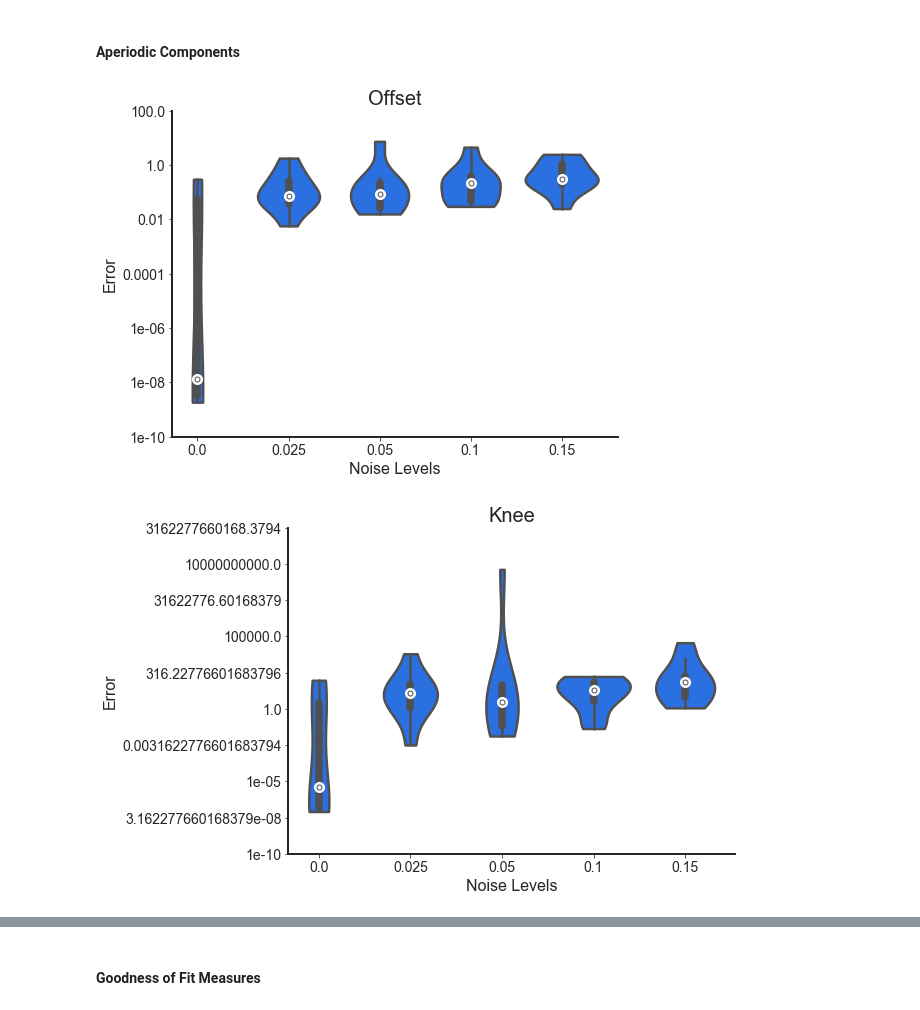
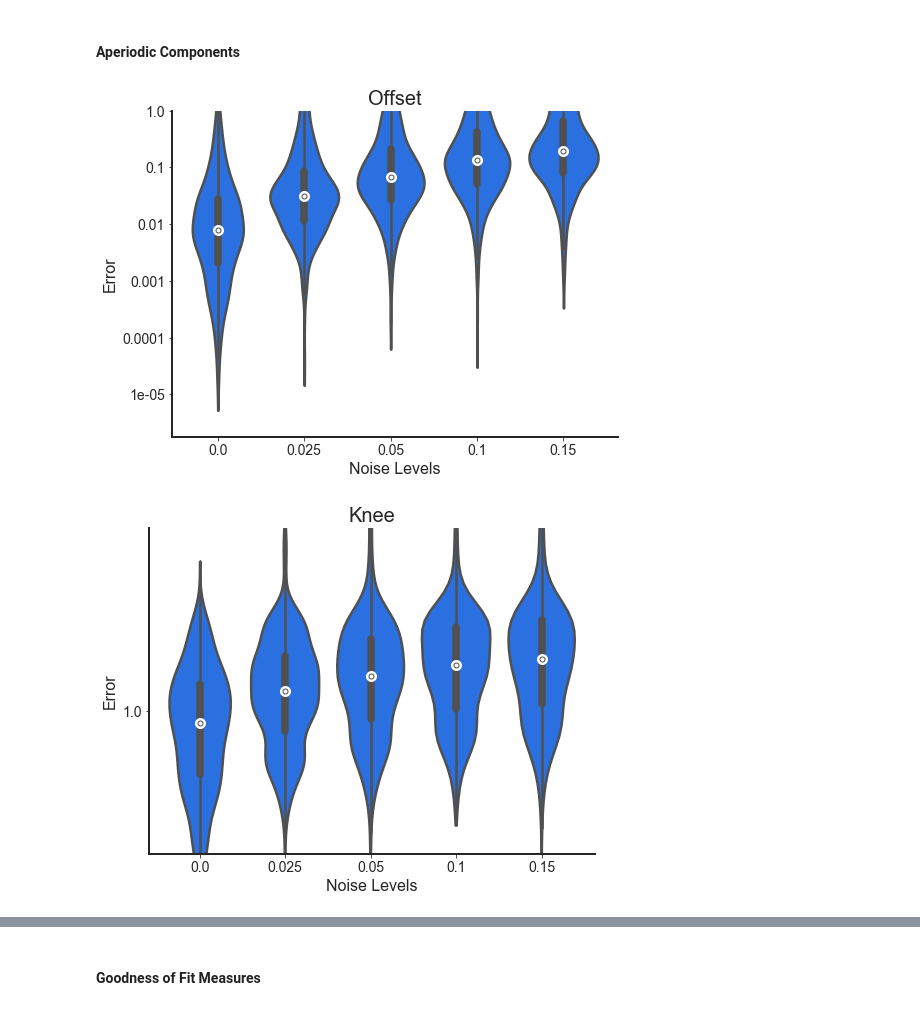
Before and after one commit to TomDonoghue/SIMparam, a Jupyter notebook: notebooks/03-KneeSims.ipynb, the cells around one changed output, grey strips where cells are left out. Drawn from its saved outputs; the diff is of its cells as text; code cells hidden in the pictures.

```diff
--- a/notebooks/03-KneeSims.ipynb
+++ b/notebooks/03-KneeSims.ipynb
@@ -62,23 +73,23 @@ data_name = 'knee_sims'
 if GEN_SIMS:
 
     # Initialize data stores
-    psds = np.empty(shape=[n_nlvs, n_psds, n_freqs])
-    sim_params = [None] * n_nlvs
+    psds = np.empty(shape=[n_conds, n_psds, n_freqs])
+    sim_params = [None] * n_conds
 
     # Generate simulated power spectra
-    for n_ind, nlv in enumerate(nlvs):
+    for n_ind, nlv in enumerate(NLVS):
         freqs, psds[n_ind, :, :], sim_params[n_ind] = \
             gen_group_power_spectra(n_psds, F_RANGE_LONG, aps, peaks, nlv,
                                     F_RES_LONG, return_params=True)
 
     # Save out generated simulated data & parameter definitions
     if SAVE_SIMS:
-        save_sim_data(pjoin(FOLDER, data_name), freqs, psds, sim_params)
+        save_sim_data(data_name, FOLDER, freqs, psds, sim_params)
 
 else:
     # Reload simulated data and parameter definitions
-    freqs, psds, sim_params = load_sim_data(data_name)
+    freqs, psds, sim_params = load_sim_data(data_name, FOLDER)
 
 # Check shape
-print('n_nlvs, n_spectra, n_freqs : ', psds.shape)
+print('n_conds, n_spectra, n_freqs : ', psds.shape)
 # %% [output]
@@ -86,6 +97,6 @@ n_nlvs, n_spectra, n_freqs :  (5, 10, 199)
 # %%
 # Extract ground truth values of the simulations
-osc_truths, ap_truths = get_ground_truth(sim_params)
+peak_truths, ap_truths = get_ground_truth(sim_params)
 # %% [markdown]
 ### Fit Power Spectra with FOOOF
 # %%
@@ -112,6 +120,21 @@ fgs = fit_fooof_3d(fg, freqs, psds)
+# %%
+# Fit power spectra
+if FIT_MODELS:
+    fgs = fit_fooof_3d(fg, freqs, psds)
+
+
+    if SAVE_MODELS:
+        save_model_data(data_name, FOLDER, fgs)
+
+else:
+    # Reload model fit data
+    fgs = load_model_data(data_name, FOLDER, n_conds)
 # %% [markdown]
 ### Extract FOOOF fit Data
 # %%
 # Extract data of interest from FOOOF fits
-_, ap_fits, err_fits, r2_fits, n_fit_peaks = get_fit_data(fgs)
+peak_fits_low, ap_fits, err_fits, r2_fits, n_fit_peaks_low = \
+    get_fit_data(fgs, f_range=[3, 35])
+peak_fits_high, _, _, _, n_fit_peaks_high = \
+    get_fit_data(fgs, f_range=[40, 100])
 # %%
@@ -187,16 +295,14 @@ In the correlations above, we can see that, as expected the amount of error in t
 #### Aperiodic Components
 # %%
 # Plot the error of aperiodic offset reconstruction
-plot_errors_violin(off_errors, 'Offset',
-                   plt_log=True, y_label=None,
-                   save_fig=SAVE_FIG, save_name=pjoin(FOLDER, 'offset'))
+plot_errors_violin(off_errors, 'Offset', plt_log=PLT_LOG, ylim=YLIMS_AP,
+                   save_fig=SAVE_FIG, save_name=pjoin(FOLDER, 'off_error'))
 # %% [output]
-[figure, old version]
+[figure, new version]
 # %%
-# Plot the error of aperiodic offset reconstruction
-plot_errors_violin(kne_errors, 'Knee',
-                   plt_log=True, y_label=None,
-                   save_fig=SAVE_FIG, save_name=pjoin(FOLDER, 'knee'))
+# Plot the error of aperiodic knee reconstruction
+plot_errors_violin(kne_errors, 'Knee', plt_log=PLT_LOG, ylim=YLIMS_KN,
+                   save_fig=SAVE_FIG, save_name=pjoin(FOLDER, 'kne_error'))
 # %% [output]
-[figure, old version]
+[figure, new version]
 # %%
```
Also changed, not shown: parts of 35 cells of this notebook.
